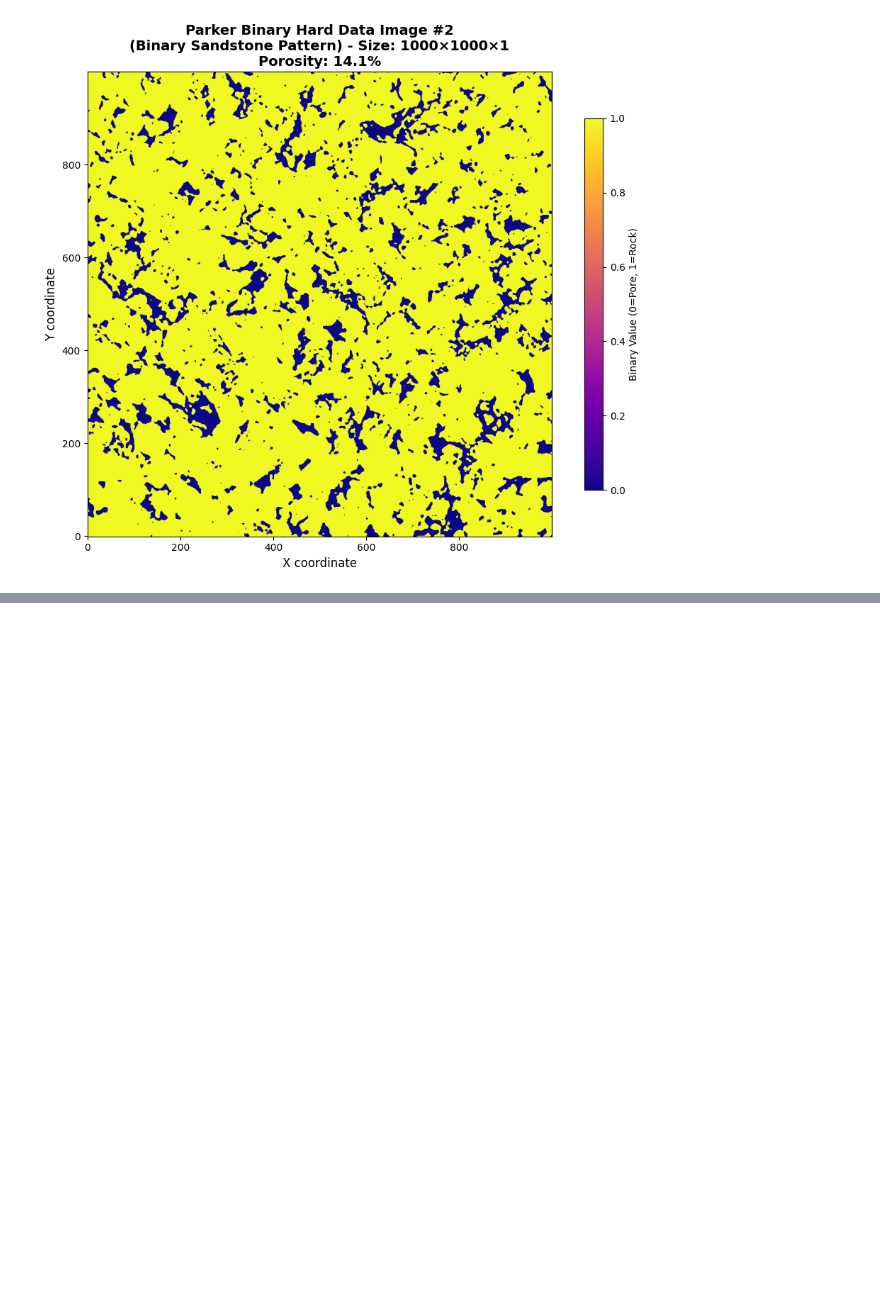
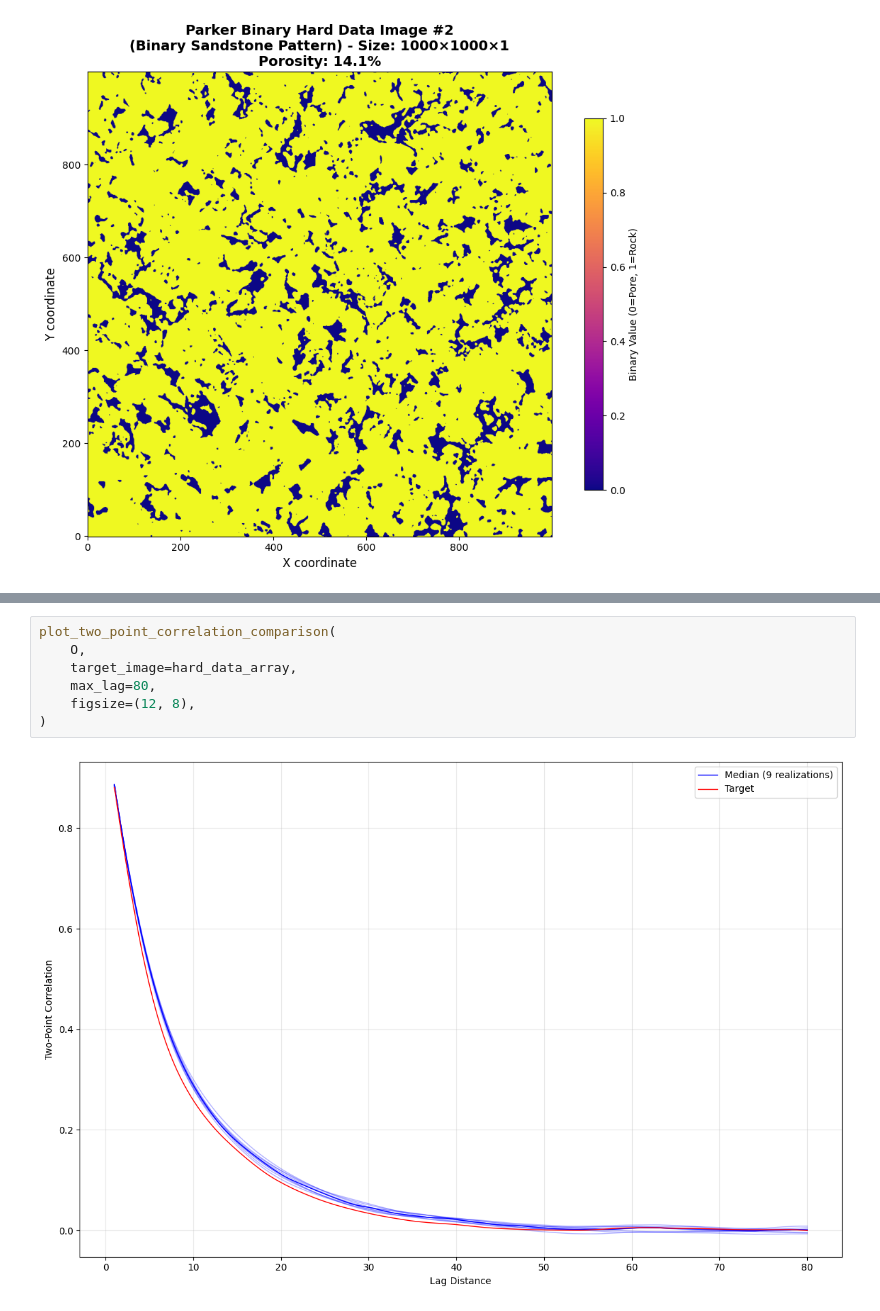
Before and after one commit to epedropaulo/multi-point-statistics, a Jupyter notebook: notebooks/mps_scalings/mps_010_100_hard_data_diff.ipynb, the cells around one changed output, grey strips where cells are left out. Drawn from its saved outputs; the diff is of its cells as text; blank space fills up the shorter version.

```diff
--- a/notebooks/mps_scalings/mps_010_100_hard_data_diff.ipynb
+++ b/notebooks/mps_scalings/mps_010_100_hard_data_diff.ipynb
@@ -217,0 +338,9 @@ plt.show()
+# %%
+plot_two_point_correlation_comparison(
+    O,
+    target_image=hard_data_array,
+    max_lag=80,
+    figsize=(12, 8),
+)
+# %% [output]
+[figure, added]
```
Also changed, not shown: parts of 5 cells of this notebook, 1 other file.
